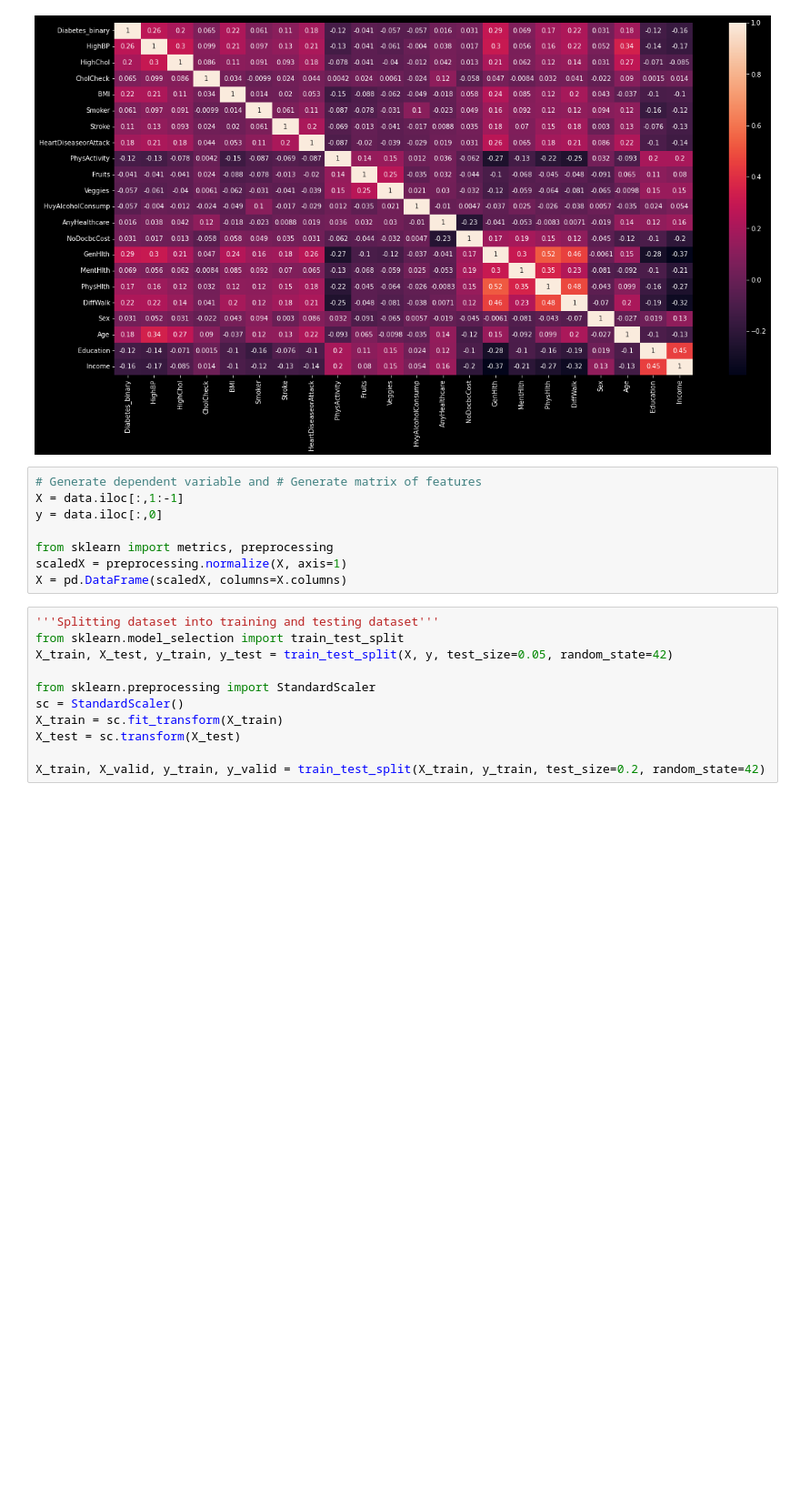
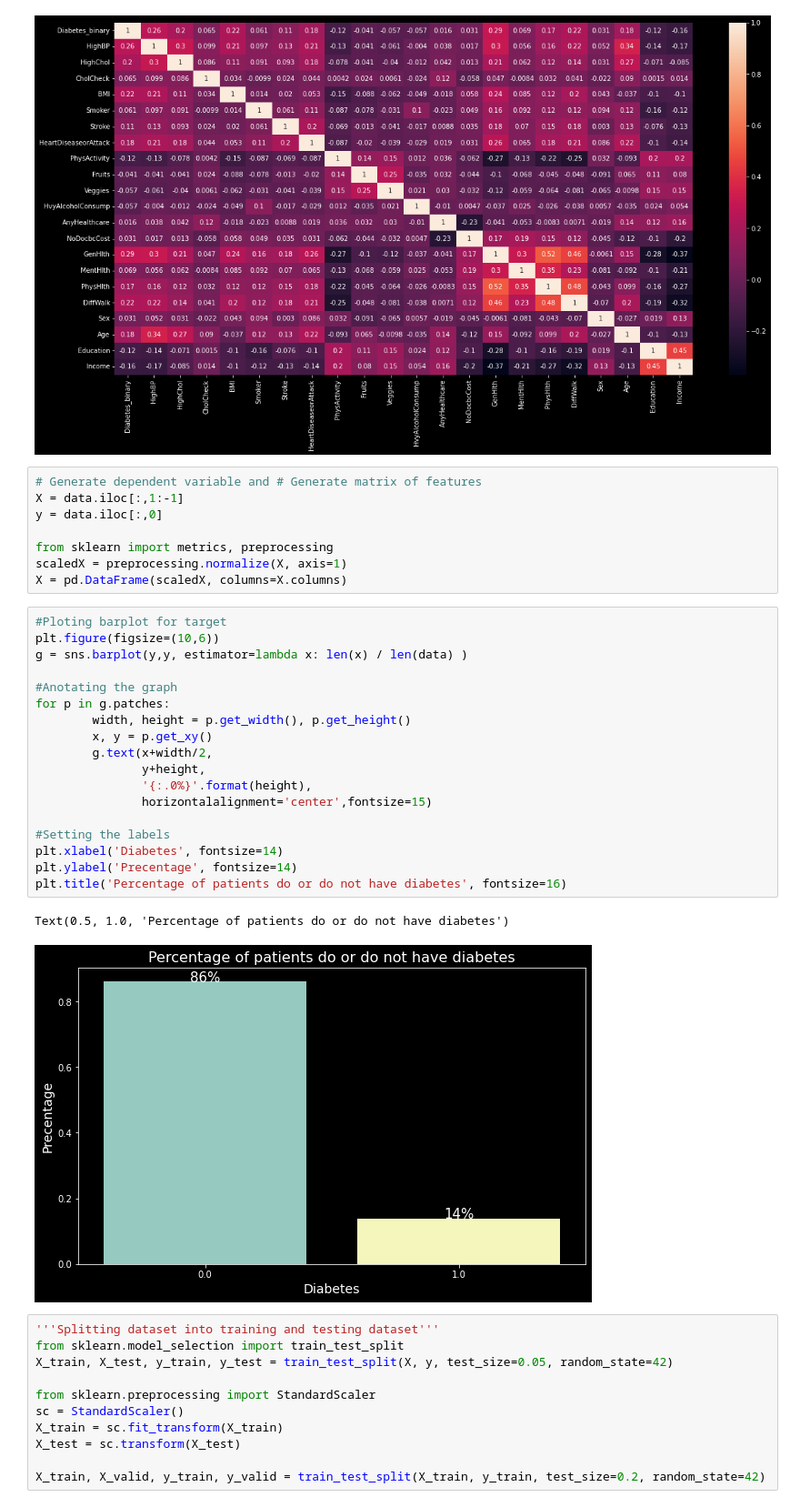
Before and after one commit to yaaacii/CS422ML-Diabetes-Model, a Jupyter notebook: allOThem.ipynb, the cells around one changed output. Shown: that part at 91% size. Cells and saved outputs as stored; diff of their text form; blank space fills up the shorter version.

```diff
--- a/allOThem.ipynb
+++ b/allOThem.ipynb
@@ -50,6 +50,27 @@ y = data.iloc[:,0]
 from sklearn import metrics, preprocessing
 scaledX = preprocessing.normalize(X, axis=1)
 X = pd.DataFrame(scaledX, columns=X.columns)
+# %%
+#Ploting barplot for target
+plt.figure(figsize=(10,6))
+g = sns.barplot(y,y, estimator=lambda x: len(x) / len(data) )
+
+#Anotating the graph
+for p in g.patches:
+        width, height = p.get_width(), p.get_height()
+        x, y = p.get_xy()
+        g.text(x+width/2,
+               y+height,
+               '{:.0%}'.format(height),
+               horizontalalignment='center',fontsize=15)
+
+#Setting the labels
+plt.xlabel('Diabetes', fontsize=14)
+plt.ylabel('Precentage', fontsize=14)
+plt.title('Percentage of patients do or do not have diabetes', fontsize=16)
+# %% [output]
+Text(0.5, 1.0, 'Percentage of patients do or do not have diabetes')
+[figure, added]
 # %%
 '''Splitting dataset into training and testing dataset'''
 from sklearn.model_selection import train_test_split
```
Also changed, not shown: parts of 11 cells of this notebook.
